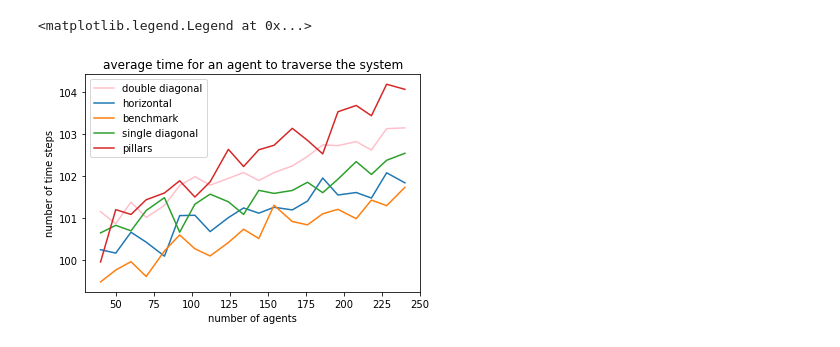
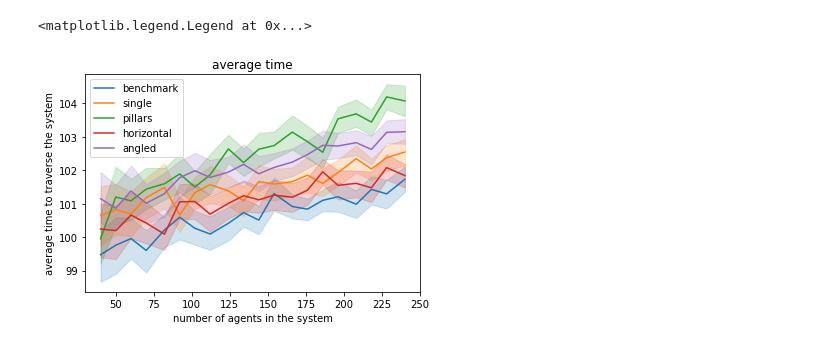
Before and after one commit to caterinaburanelli/CSS_socialforce, a Jupyter notebook: data/easy_plots.ipynb, the cells around one changed output. Cells and saved outputs as stored; diff of their text form; code cells hidden in the pictures.

```diff
--- a/data/easy_plots.ipynb
+++ b/data/easy_plots.ipynb
@@ -52,24 +7,15 @@ plt.legend()
-# %%
-selector='avrg_time'
-
-angle=df.groupby('peop_num')[selector].mean()
-horizon=df_1.groupby('peop_num')[selector].mean()
-bemchmark=df_2.groupby('peop_num')[selector].mean()
-single=df_3.groupby('peop_num')[selector].mean()
-pillars=df_4.groupby('peop_num')[selector].mean()
-
-
-plt.plot(angle,color='pink',label='double diagonal')
-plt.plot(horizon,label='horizontal')
-plt.plot(bemchmark,label='benchmark')
-plt.plot(single,label='single diagonal')
-plt.plot(pillars,label='pillars')
-
-
-plt.title('average time for an agent to traverse the system')
-plt.xlabel('number of agents')
-plt.ylabel('number of time steps')
-plt.legend()
-# %% [output]
-<matplotlib.legend.Legend at 0x...>
-[figure, removed]
+# %%
+df = pd.read_csv('complete_fixed')
+# %%
+sns.lineplot(data=df.loc[df['layout']=='benchmark'], x="peop_num", y='avrg_time',label='benchmark')
+sns.lineplot(data=df.loc[df['layout']=='single'], x="peop_num", y='avrg_time',label='single')
+sns.lineplot(data=df.loc[df['layout']=='pillars'], x="peop_num", y='avrg_time',label='pillars')
+sns.lineplot(data=df.loc[df['layout']=='horizontal'], x="peop_num", y='avrg_time',label='horizontal')
+sns.lineplot(data=df.loc[df['layout']=='angled'], x="peop_num", y='avrg_time',label='angled')
+plt.xlabel('number of agents in the system')
+plt.ylabel('average time to traverse the system')
+plt.title('average time')
+plt.legend()
+# %% [output]
+<matplotlib.legend.Legend at 0x...>
+[figure, added]
```
Also changed, not shown: parts of 6 cells of this notebook.
